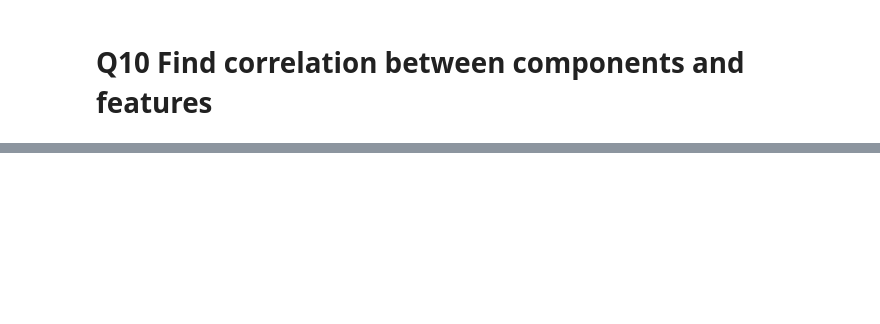
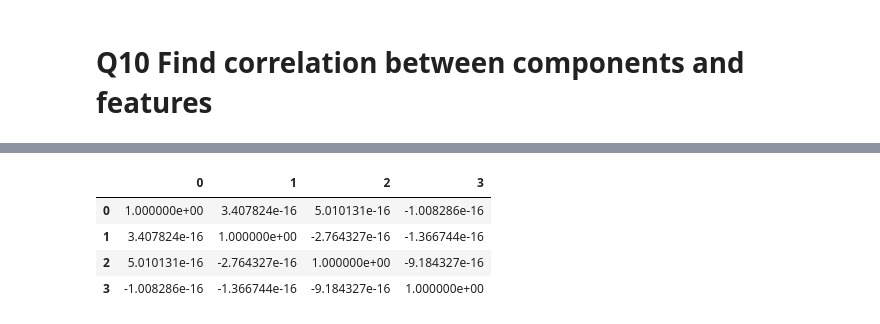
Before and after one commit to GreatLearningAIML1/bangalore-feb-batch-thomasjohnkurian, a Jupyter notebook: R5_Internal_Lab_PCA_CBRS_PBRS.ipynb, the cells around one changed output, grey strips where cells are left out. Saved outputs shown, nothing was run; the diff lists cells and outputs as text; code cells hidden in the pictures; blank space fills up the shorter version.

```diff
--- a/R5_Internal_Lab_PCA_CBRS_PBRS.ipynb
+++ b/R5_Internal_Lab_PCA_CBRS_PBRS.ipynb
@@ -318,0 +331,9 @@ sns.pairplot(Proj_data_df, diag_kind='kde')
+# %%
+corr1 = Proj_data_df.corr()
+corr1
+# %% [output]
+|  | 0 | 1 | 2 | 3 |
+| 0 | 1.000000e+00 | 3.407824e-16 | 5.010131e-16 | -1.008286e-16 |
+| 1 | 3.407824e-16 | 1.000000e+00 | -2.764327e-16 | -1.366744e-16 |
+| 2 | 5.010131e-16 | -2.764327e-16 | 1.000000e+00 | -9.184327e-16 |
+| 3 | -1.008286e-16 | -1.366744e-16 | -9.184327e-16 | 1.000000e+00 |
```
Also changed, not shown: parts of 17 cells of this notebook.
